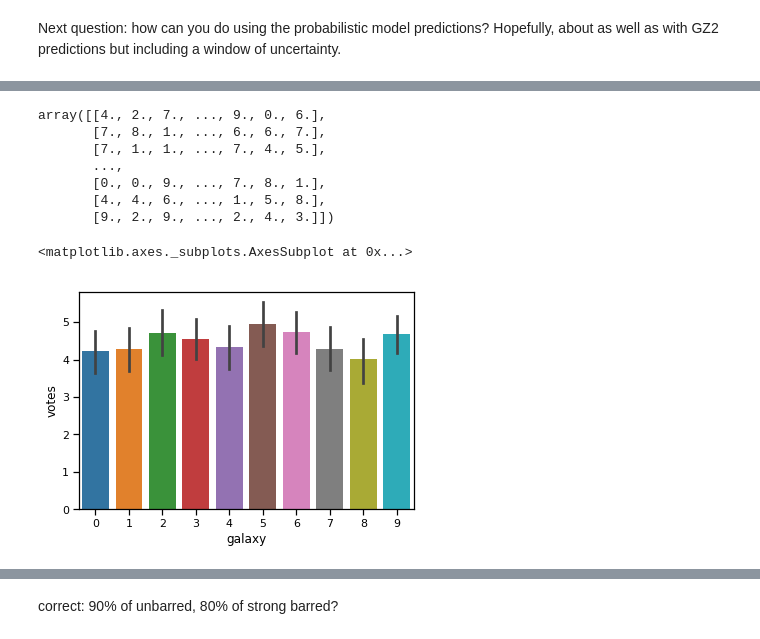
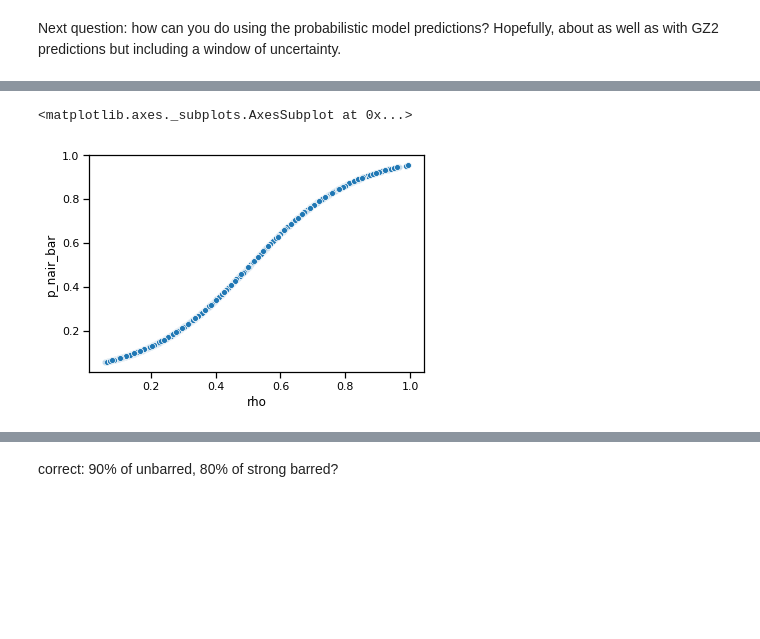
Before and after one commit to colinleach/zoobot, a Jupyter notebook: notebooks/ds18_comparison.ipynb, the cells around one changed output, grey strips where cells are left out. Saved outputs shown, nothing was run; the diff lists cells and outputs as text; code cells hidden in the pictures; blank space fills up the shorter version.

```diff
--- a/notebooks/ds18_comparison.ipynb
+++ b/notebooks/ds18_comparison.ipynb
@@ -260 +339,6 @@ gz2_dl_probs = np.ones((len(test_df), n_votes)) / n_votes
+# %%
+sns.scatterplot(data=gz2_dl_test_df, x='rho', y='p_nair_bar')
+# %% [output]
+<matplotlib.axes._subplots.AxesSubplot at 0x...>
+[figure, added]
 # %%
@@ -270,10 +353,0 @@ for galaxy_n in range(len(test_df)):
-# %%
-votes
-# %% [output]
-array([[4., 2., 7., ..., 9., 0., 6.],
-       [7., 8., 1., ..., 6., 6., 7.],
-       [7., 1., 1., ..., 7., 4., 5.],
-       ...,
-       [0., 0., 9., ..., 7., 8., 1.],
-       [4., 4., 6., ..., 1., 5., 8.],
-       [9., 2., 9., ..., 2., 4., 3.]])
@@ -288,7 +364,4 @@ votes_df = pd.DataFrame(data=votes_data)
 # %%
-df = votes_df[votes_df['galaxy'] < 10]
-sns.barplot(data=df, x='galaxy', y='votes')
+# df = votes_df[votes_df['galaxy'] < 10]
+# sns.barplot(data=df, x='galaxy', y='votes')
-# %% [output]
-<matplotlib.axes._subplots.AxesSubplot at 0x...>
-[figure, removed]
 # %%
```
Also changed, not shown: parts of 49 cells of this notebook, 5 other files.
